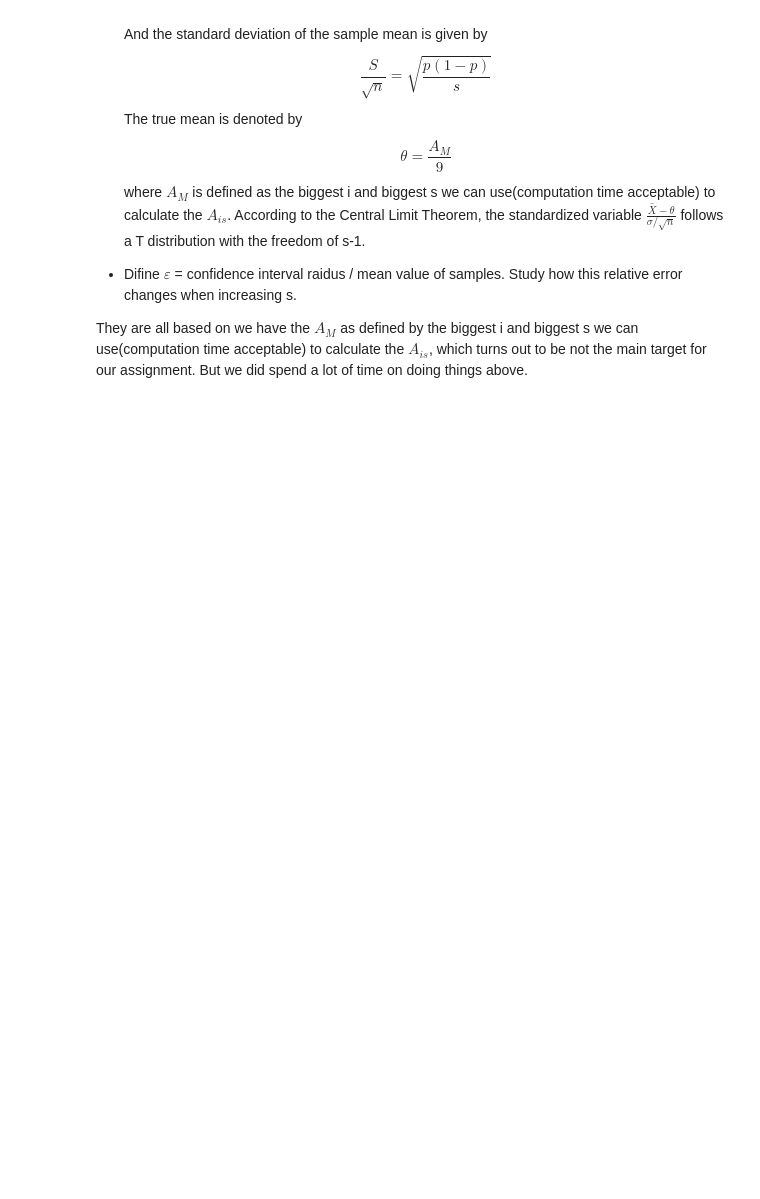
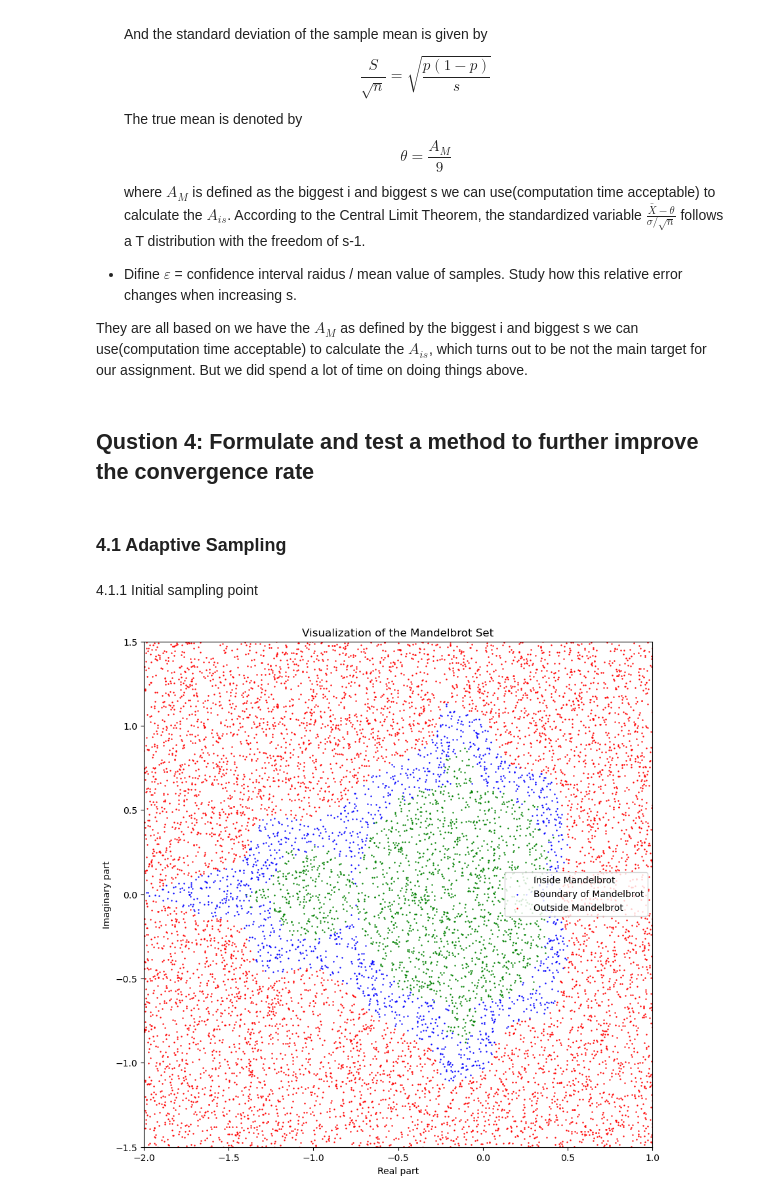
Before and after one commit to Ly-MX15/Stochastic_simulation, a Jupyter notebook: Mandelbrot_Visualisation3.3.ipynb, the cells around one changed output. Cells and saved outputs as stored; diff of their text form; code cells hidden in the pictures; blank space fills up the shorter version.

```diff
--- a/Mandelbrot_Visualisation3.3.ipynb
+++ b/Mandelbrot_Visualisation3.3.ipynb
@@ -1193,3 +1199,57 @@ According to the Central Limit Theorem, the standardized variable $\frac{\bar{X}
 - Difine $\varepsilon$ = confidence interval raidus / mean value of samples. Study how this relative error changes when increasing s.
 
 They are all based on we have the $A_M$ as defined by the biggest i and biggest s we can use(computation time acceptable) to calculate the $A_{is}$, which turns out to be not the main target for our assignment. But we did spend a lot of time on doing things above.
+# %% [markdown]
+## Qustion 4: Formulate and test a method to further improve the convergence rate
+# %% [markdown]
+### 4.1 Adaptive Sampling
+# %%
+max_iter = 1660
+# %% [markdown]
+4.1.1 Initial sampling point
+# %%
+
+def mandelbrot(c, max_iter):
+    z = 0
+    for n in range(max_iter):
+        if abs(z) > 2:
+            return n
+        z = z*z + c
+    return max_iter
+
+def random_sampling(x_range, y_range, num_samples):
+    real = np.random.uniform(x_range[0], x_range[1], num_samples)
+    imag = np.random.uniform(y_range[0], y_range[1], num_samples)
+    return real + imag * 1j
+
+def initial_sampling(x_range, y_range, num_samples, max_iter):
+    points = random_sampling(x_range, y_range, num_samples)
+    stabilities = [mandelbrot(c, max_iter) for c in points]
+    inside_mandelbrot = [points[i] for i, stability in enumerate(stabilities) if  stability == max_iter]
+    boundary_points = [points[i] for i, stability in enumerate(stabilities) if 5 < stability < max_iter]
+    outside_mandelbrot = [points[i] for i, stability in enumerate(stabilities) if stability <= 5]
+    return np.array(inside_mandelbrot),np.array(boundary_points),np.array(outside_mandelbrot)
+
+x_range = [-2, 1]
+y_range = [-1.5, 1.5]
+num_samples = 10000
+
+#Acquired boundary point
+inside_mandelbrot, boundary_points , outside_mandelbrot= initial_sampling(x_range, y_range, num_samples, max_iter)
+
+plt.figure(figsize=(10, 10))
+
+# Plot each set of points with different colors
+plt.scatter(inside_mandelbrot.real, inside_mandelbrot.imag, color='green', s=0.5, label='Inside Mandelbrot')
+plt.scatter(boundary_points.real, boundary_points.imag, color='blue', s=0.5, label='Boundary of Mandelbrot')
+plt.scatter(outside_mandelbrot.real, outside_mandelbrot.imag, color='red', s=0.5, label='Outside Mandelbrot')
+
+plt.xlim(x_range)
+plt.ylim(y_range)
+plt.title('Visualization of the Mandelbrot Set')
+plt.xlabel('Real part')
+plt.ylabel('Imaginary part')
+plt.legend()
+plt.show()
+# %% [output]
+[figure, added]
```
Also changed, not shown: parts of 41 cells of this notebook.
